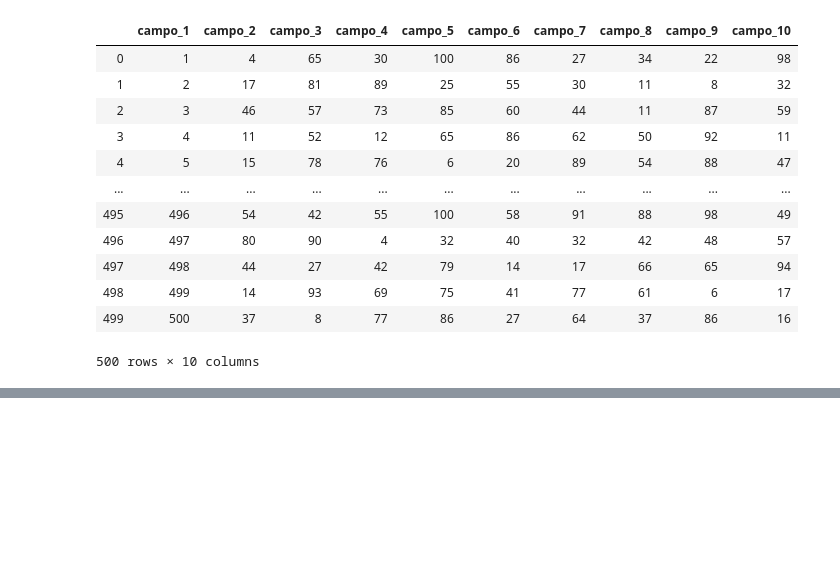
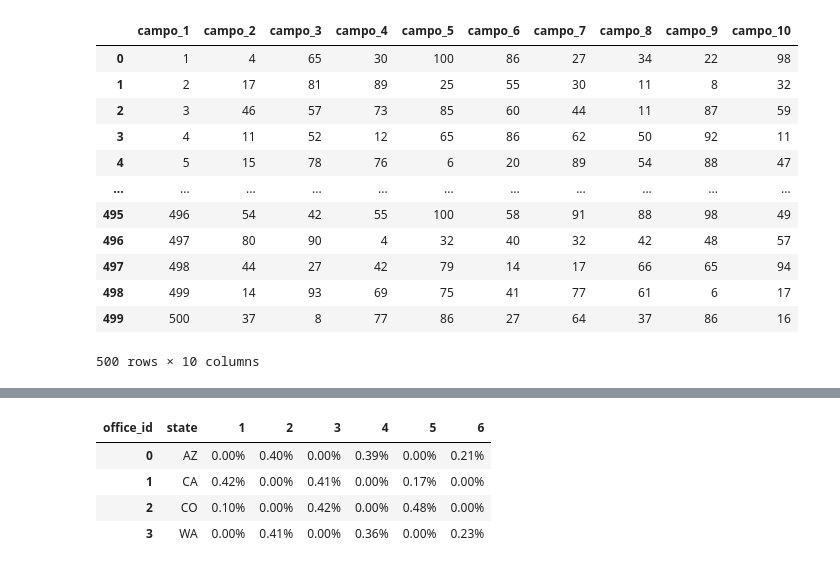
Before and after one commit to Osvaldo1982/data_science, a Jupyter notebook: Python/pandas_introducao_basica.ipynb, the cells around one changed output, grey strips where cells are left out. Cells and saved outputs as stored; diff of their text form; code cells hidden in the pictures; blank space fills up the shorter version.

```diff
--- a/Python/pandas_introducao_basica.ipynb
+++ b/Python/pandas_introducao_basica.ipynb
@@ -191,0 +230,5 @@ df
+# %%
+df = pd.DataFrame({'state': ['CA', 'WA', 'CO', 'AZ'] * 3,
+               'office_id': list(range(1, 7)) * 2,
+               'sales': [np.random.randint(100000, 999999) for _ in range(12)]})
+df.head()
@@ -191,0 +242,13 @@ df
+# %%
+result1 = pd.crosstab(index=df['state'],
+                     columns=df['office_id'],
+                     values=df['sales'],
+                     aggfunc='sum',
+                     normalize='index').applymap('{:.2f}%'.format).reset_index()
+result1
+# %% [output]
+| office_id | state | 1 | 2 | 3 | 4 | 5 | 6 |
+| 0 | AZ | 0.00% | 0.40% | 0.00% | 0.39% | 0.00% | 0.21% |
+| 1 | CA | 0.42% | 0.00% | 0.41% | 0.00% | 0.17% | 0.00% |
+| 2 | CO | 0.10% | 0.00% | 0.42% | 0.00% | 0.48% | 0.00% |
+| 3 | WA | 0.00% | 0.41% | 0.00% | 0.36% | 0.00% | 0.23% |
```
Also changed, not shown: parts of 27 cells of this notebook, 3 other files.
